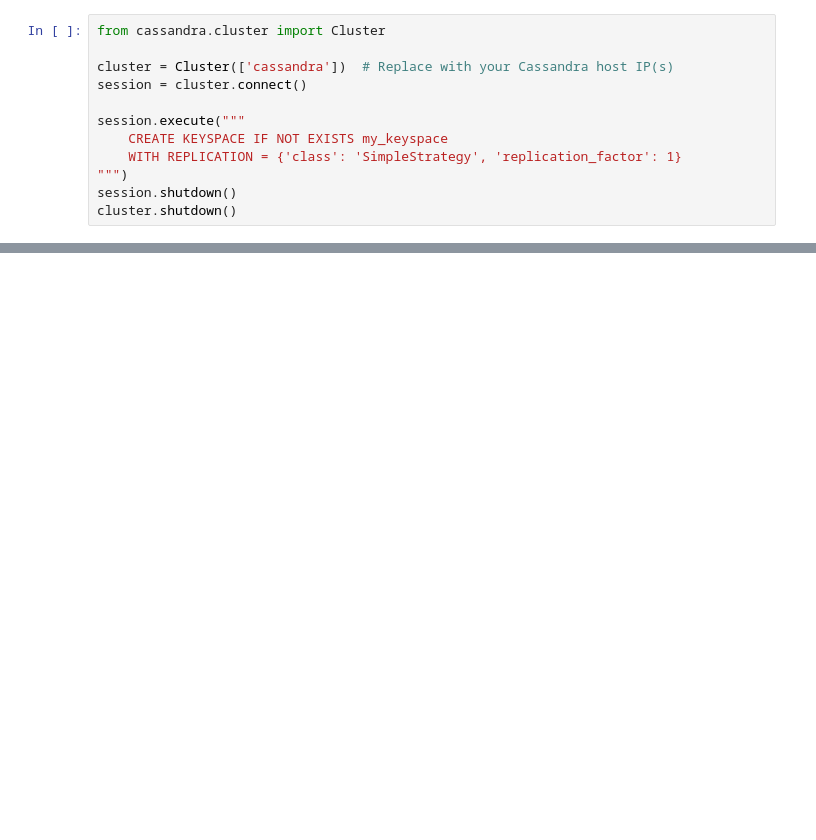
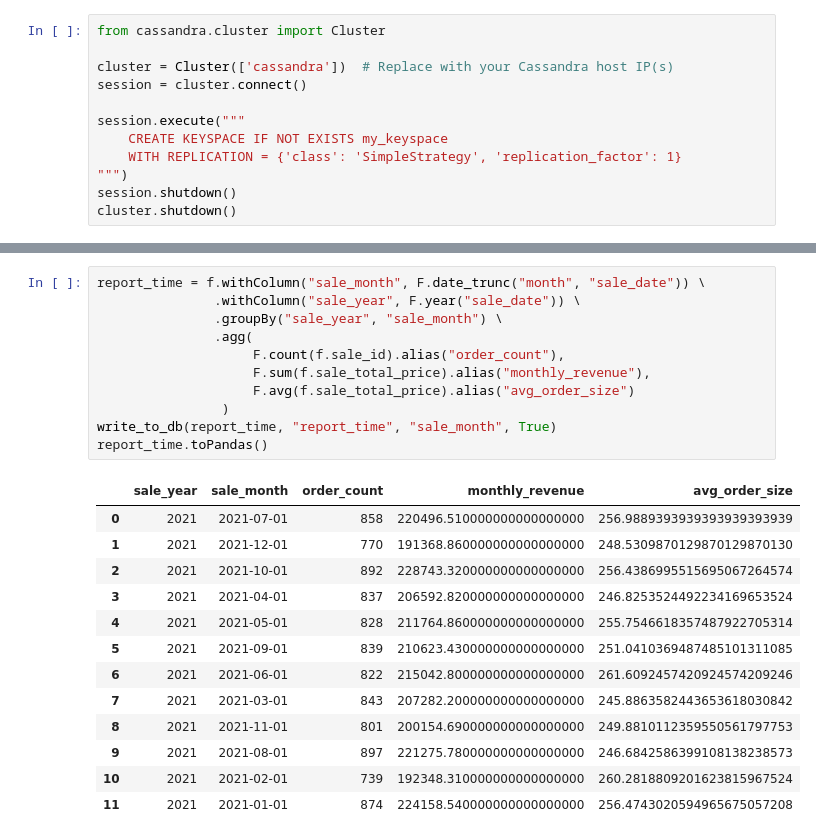
Before and after one commit to zggff/mai_bd_lab2, a Jupyter notebook: notebooks/datamarts.ipynb, the cells around one changed output, grey strips where cells are left out. Saved outputs shown, nothing was run; the diff lists cells and outputs as text; blank space fills up the shorter version.

```diff
--- a/notebooks/datamarts.ipynb
+++ b/notebooks/datamarts.ipynb
@@ -444,0 +139,25 @@ ratings_correlation.toPandas()
+# %%
+report_time = f.withColumn("sale_month", F.date_trunc("month", "sale_date")) \
+               .withColumn("sale_year", F.year("sale_date")) \
+               .groupBy("sale_year", "sale_month") \
+               .agg(
+                    F.count(f.sale_id).alias("order_count"),
+                    F.sum(f.sale_total_price).alias("monthly_revenue"),
+                    F.avg(f.sale_total_price).alias("avg_order_size")
+                )
+write_to_db(report_time, "report_time", "sale_month", True)
+report_time.toPandas()
+# %% [output]
+|  | sale_year | sale_month | order_count | monthly_revenue | avg_order_size |
+| 0 | 2021 | 2021-07-01 | 858 | 220496.510000000000000000 | 256.9889393939393939393939 |
+| 1 | 2021 | 2021-12-01 | 770 | 191368.860000000000000000 | 248.5309870129870129870130 |
+| 2 | 2021 | 2021-10-01 | 892 | 228743.320000000000000000 | 256.4386995515695067264574 |
+| 3 | 2021 | 2021-04-01 | 837 | 206592.820000000000000000 | 246.8253524492234169653524 |
+| 4 | 2021 | 2021-05-01 | 828 | 211764.860000000000000000 | 255.7546618357487922705314 |
+| 5 | 2021 | 2021-09-01 | 839 | 210623.430000000000000000 | 251.0410369487485101311085 |
+| 6 | 2021 | 2021-06-01 | 822 | 215042.800000000000000000 | 261.6092457420924574209246 |
+| 7 | 2021 | 2021-03-01 | 843 | 207282.200000000000000000 | 245.8863582443653618030842 |
+| 8 | 2021 | 2021-11-01 | 801 | 200154.690000000000000000 | 249.8810112359550561797753 |
+| 9 | 2021 | 2021-08-01 | 897 | 221275.780000000000000000 | 246.6842586399108138238573 |
+| 10 | 2021 | 2021-02-01 | 739 | 192348.310000000000000000 | 260.2818809201623815967524 |
+| 11 | 2021 | 2021-01-01 | 874 | 224158.540000000000000000 | 256.4743020594965675057208 |
```
Also changed, not shown: parts of 32 cells of this notebook, 3 other files.
